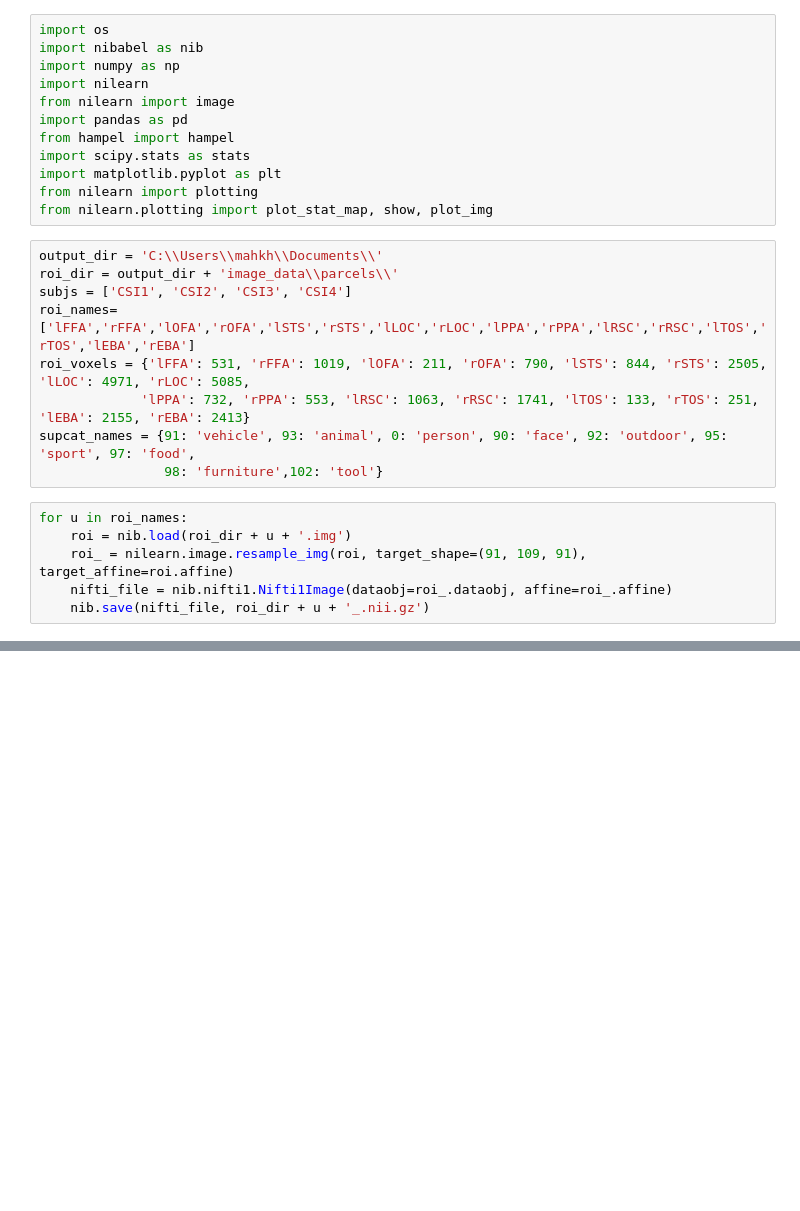
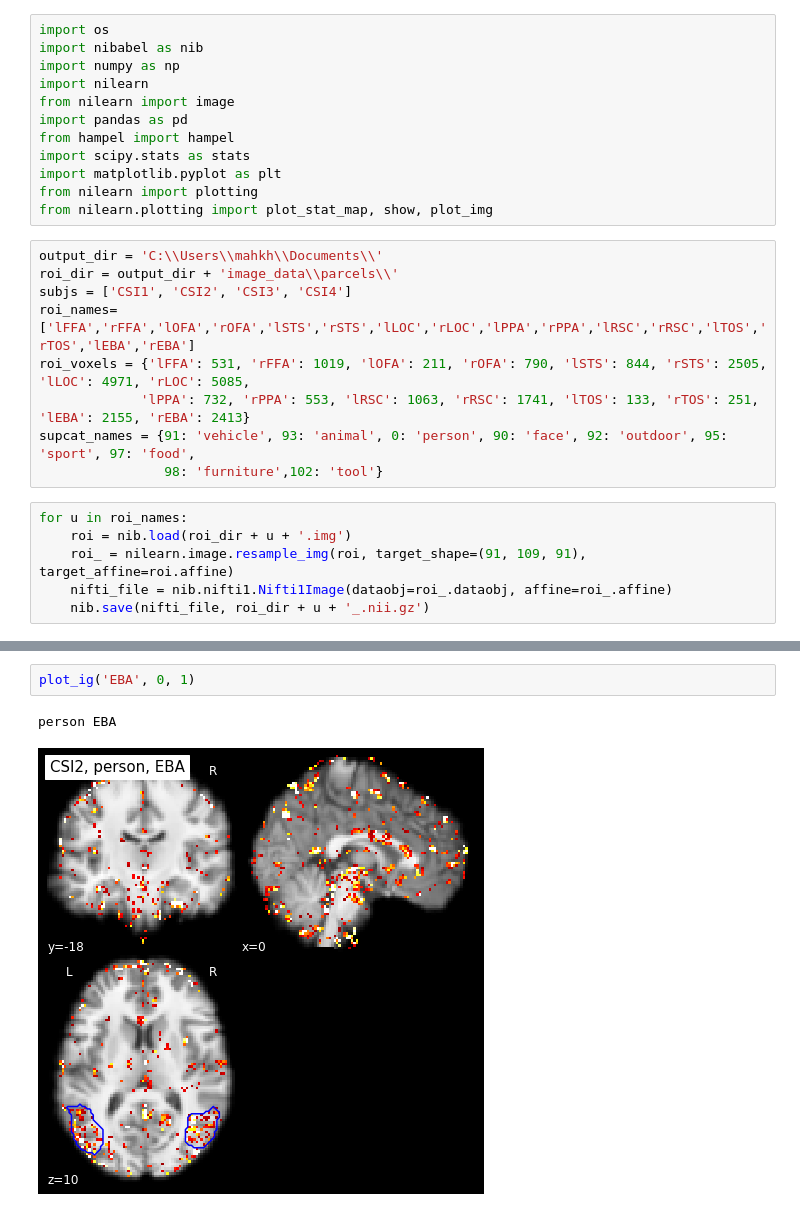
Before and after one commit to khademi/Neural-Decoding, a Jupyter notebook: contour.ipynb, the cells around one changed output, grey strips where cells are left out. Drawn from its saved outputs; the diff is of its cells as text; blank space fills up the shorter version.

```diff
--- a/contour.ipynb
+++ b/contour.ipynb
@@ -61,0 +60,5 @@ person EBA
+# %%
+plot_ig('EBA', 0, 1)
+# %% [output]
+person EBA
+[figure, added]
```
Also changed, not shown: parts of 16 cells of this notebook, 3 other files.
